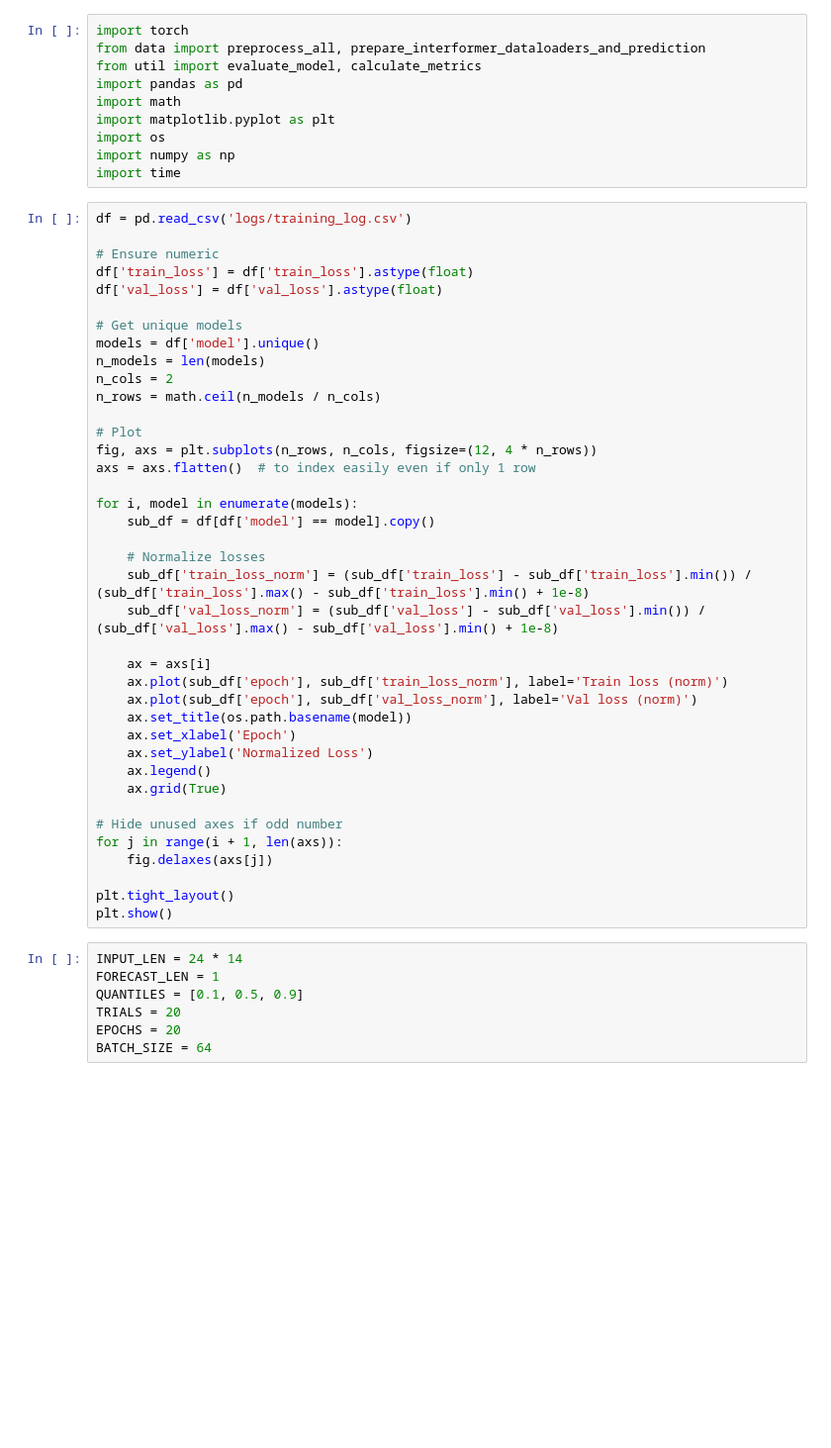
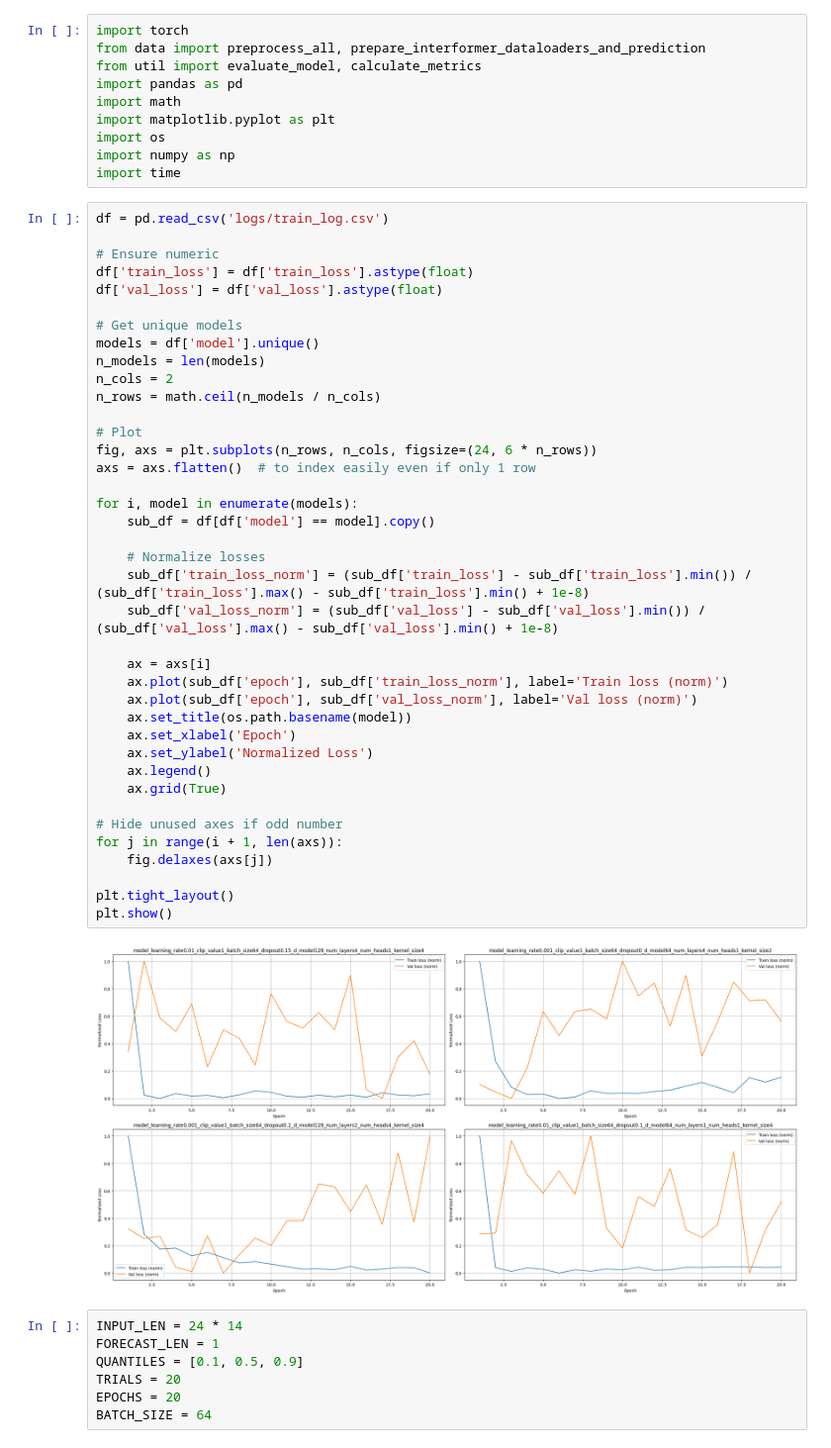
Before and after one commit to JanaJankovic/local-stlf, a Jupyter notebook: interformer/evaluation.ipynb, the cells around one changed output. Shown at 99% size. Cells and saved outputs as stored; diff of their text form; blank space fills up the shorter version.

```diff
--- a/interformer/evaluation.ipynb
+++ b/interformer/evaluation.ipynb
@@ -17,7 +17,7 @@ import os
 import numpy as np
 import time
 # %%
-df = pd.read_csv('logs/training_log.csv')
+df = pd.read_csv('logs/train_log.csv')
 
 # Ensure numeric
 df['train_loss'] = df['train_loss'].astype(float)
@@ -27,34 +27,36 @@ df['val_loss'] = df['val_loss'].astype(float)
 models = df['model'].unique()
 n_models = len(models)
 n_cols = 2
 n_rows = math.ceil(n_models / n_cols)
 
 # Plot
-fig, axs = plt.subplots(n_rows, n_cols, figsize=(12, 4 * n_rows))
+fig, axs = plt.subplots(n_rows, n_cols, figsize=(24, 6 * n_rows))
 axs = axs.flatten()  # to index easily even if only 1 row
 
 for i, model in enumerate(models):
     sub_df = df[df['model'] == model].copy()
 
     # Normalize losses
     sub_df['train_loss_norm'] = (sub_df['train_loss'] - sub_df['train_loss'].min()) / (sub_df['train_loss'].max() - sub_df['train_loss'].min() + 1e-8)
     sub_df['val_loss_norm'] = (sub_df['val_loss'] - sub_df['val_loss'].min()) / (sub_df['val_loss'].max() - sub_df['val_loss'].min() + 1e-8)
 
     ax = axs[i]
     ax.plot(sub_df['epoch'], sub_df['train_loss_norm'], label='Train loss (norm)')
     ax.plot(sub_df['epoch'], sub_df['val_loss_norm'], label='Val loss (norm)')
     ax.set_title(os.path.basename(model))
     ax.set_xlabel('Epoch')
     ax.set_ylabel('Normalized Loss')
     ax.legend()
     ax.grid(True)
 
 # Hide unused axes if odd number
 for j in range(i + 1, len(axs)):
     fig.delaxes(axs[j])
 
 plt.tight_layout()
 plt.show()
+# %% [output]
+[figure, added]
 # %%
 INPUT_LEN = 24 * 14
 FORECAST_LEN = 1
```
Also changed, not shown: parts of 2 cells of this notebook, 23 other files.
